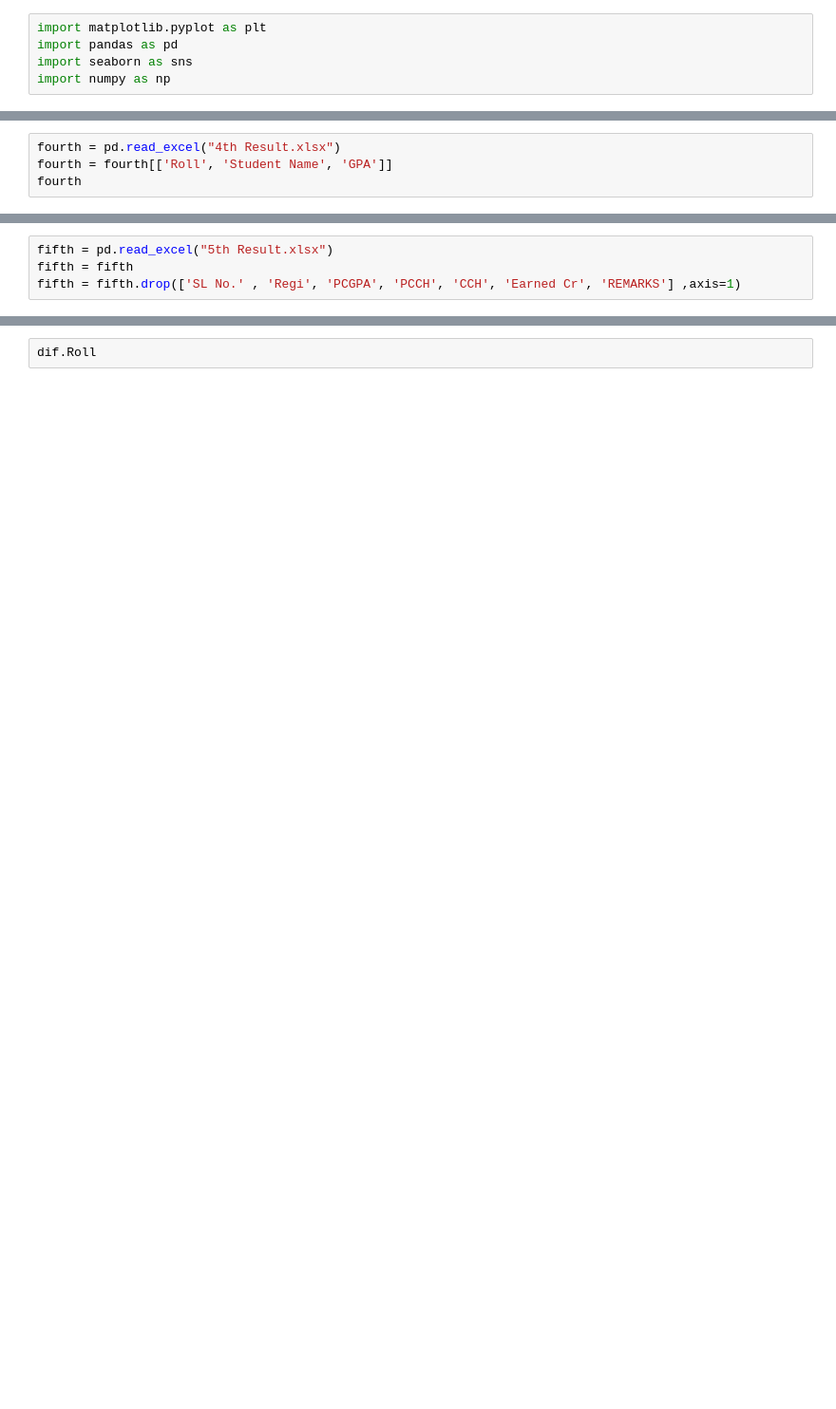
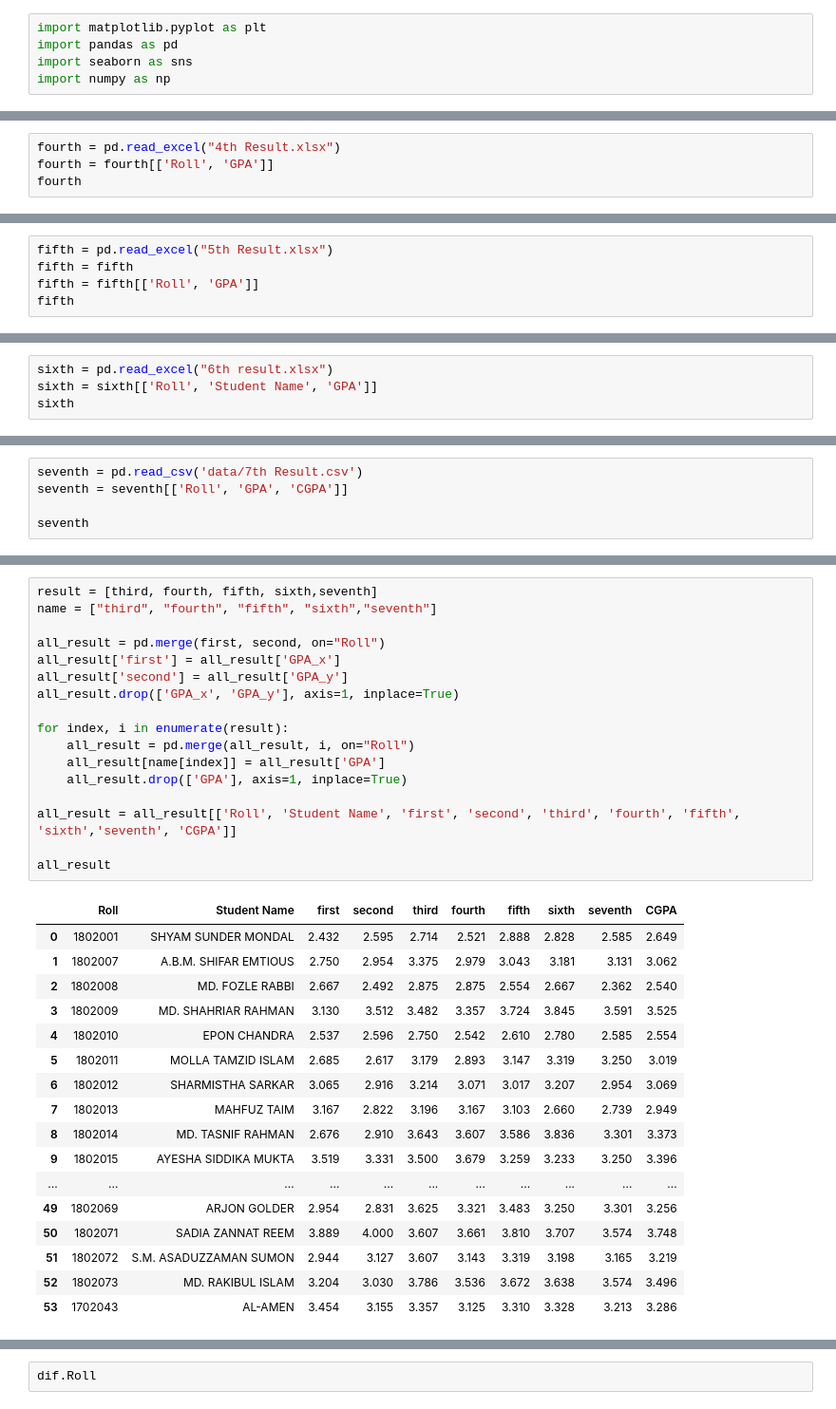
Before and after one commit to bhyeanhasan/ML-and-AI, a Jupyter notebook: Result/Result.ipynb, the cells around one changed output, grey strips where cells are left out. Shown at 95% size. Drawn from its saved outputs; the diff is of its cells as text; blank space fills up the shorter version.

```diff
--- a/Result/Result.ipynb
+++ b/Result/Result.ipynb
@@ -15,4 +64,4 @@ third
 # %%
 fourth = pd.read_excel("4th Result.xlsx")
-fourth = fourth[['Roll', 'Student Name', 'GPA']]
+fourth = fourth[['Roll', 'GPA']]
 fourth
@@ -19,4 +82,5 @@ fourth
 # %%
 fifth = pd.read_excel("5th Result.xlsx")
 fifth = fifth
-fifth = fifth.drop(['SL No.' , 'Regi', 'PCGPA', 'PCCH', 'CCH', 'Earned Cr', 'REMARKS'] ,axis=1)
+fifth = fifth[['Roll', 'GPA']]
+fifth
@@ -27,0 +101,4 @@ top
+# %%
+sixth = pd.read_excel("6th result.xlsx")
+sixth = sixth[['Roll', 'Student Name', 'GPA']]
+sixth
@@ -27,0 +119,5 @@ top
+# %%
+seventh = pd.read_csv('data/7th Result.csv')
+seventh = seventh[['Roll', 'GPA', 'CGPA']]
+
+seventh
@@ -27,0 +138,35 @@ top
+# %%
+result = [third, fourth, fifth, sixth,seventh]
+name = ["third", "fourth", "fifth", "sixth","seventh"]
+
+all_result = pd.merge(first, second, on="Roll")
+all_result['first'] = all_result['GPA_x']
+all_result['second'] = all_result['GPA_y']
+all_result.drop(['GPA_x', 'GPA_y'], axis=1, inplace=True)
+
+for index, i in enumerate(result):
+    all_result = pd.merge(all_result, i, on="Roll")
+    all_result[name[index]] = all_result['GPA']
+    all_result.drop(['GPA'], axis=1, inplace=True)
+
+all_result = all_result[['Roll', 'Student Name', 'first', 'second', 'third', 'fourth', 'fifth', 'sixth','seventh', 'CGPA']]
+
+all_result
+# %% [output]
+|  | Roll | Student Name | first | second | third | fourth | fifth | sixth | seventh | CGPA |
+| 0 | 1802001 | SHYAM SUNDER MONDAL | 2.432 | 2.595 | 2.714 | 2.521 | 2.888 | 2.828 | 2.585 | 2.649 |
+| 1 | 1802007 | A.B.M. SHIFAR EMTIOUS | 2.750 | 2.954 | 3.375 | 2.979 | 3.043 | 3.181 | 3.131 | 3.062 |
+| 2 | 1802008 | MD. FOZLE RABBI | 2.667 | 2.492 | 2.875 | 2.875 | 2.554 | 2.667 | 2.362 | 2.540 |
+| 3 | 1802009 | MD. SHAHRIAR RAHMAN | 3.130 | 3.512 | 3.482 | 3.357 | 3.724 | 3.845 | 3.591 | 3.525 |
+| 4 | 1802010 | EPON CHANDRA | 2.537 | 2.596 | 2.750 | 2.542 | 2.610 | 2.780 | 2.585 | 2.554 |
+| 5 | 1802011 | MOLLA TAMZID ISLAM | 2.685 | 2.617 | 3.179 | 2.893 | 3.147 | 3.319 | 3.250 | 3.019 |
+| 6 | 1802012 | SHARMISTHA SARKAR | 3.065 | 2.916 | 3.214 | 3.071 | 3.017 | 3.207 | 2.954 | 3.069 |
+| 7 | 1802013 | MAHFUZ TAIM | 3.167 | 2.822 | 3.196 | 3.167 | 3.103 | 2.660 | 2.739 | 2.949 |
+| 8 | 1802014 | MD. TASNIF RAHMAN | 2.676 | 2.910 | 3.643 | 3.607 | 3.586 | 3.836 | 3.301 | 3.373 |
+| 9 | 1802015 | AYESHA SIDDIKA MUKTA | 3.519 | 3.331 | 3.500 | 3.679 | 3.259 | 3.233 | 3.250 | 3.396 |
+| ... | ... | ... | ... | ... | ... | ... | ... | ... | ... | ... |
+| 49 | 1802069 | ARJON GOLDER | 2.954 | 2.831 | 3.625 | 3.321 | 3.483 | 3.250 | 3.301 | 3.256 |
+| 50 | 1802071 | SADIA ZANNAT REEM | 3.889 | 4.000 | 3.607 | 3.661 | 3.810 | 3.707 | 3.574 | 3.748 |
+| 51 | 1802072 | S.M. ASADUZZAMAN SUMON | 2.944 | 3.127 | 3.607 | 3.143 | 3.319 | 3.198 | 3.165 | 3.219 |
+| 52 | 1802073 | MD. RAKIBUL ISLAM | 3.204 | 3.030 | 3.786 | 3.536 | 3.672 | 3.638 | 3.574 | 3.496 |
+| 53 | 1702043 | AL-AMEN | 3.454 | 3.155 | 3.357 | 3.125 | 3.310 | 3.328 | 3.213 | 3.286 |
```
Also changed, not shown: parts of 18 cells of this notebook, 9 other files.
